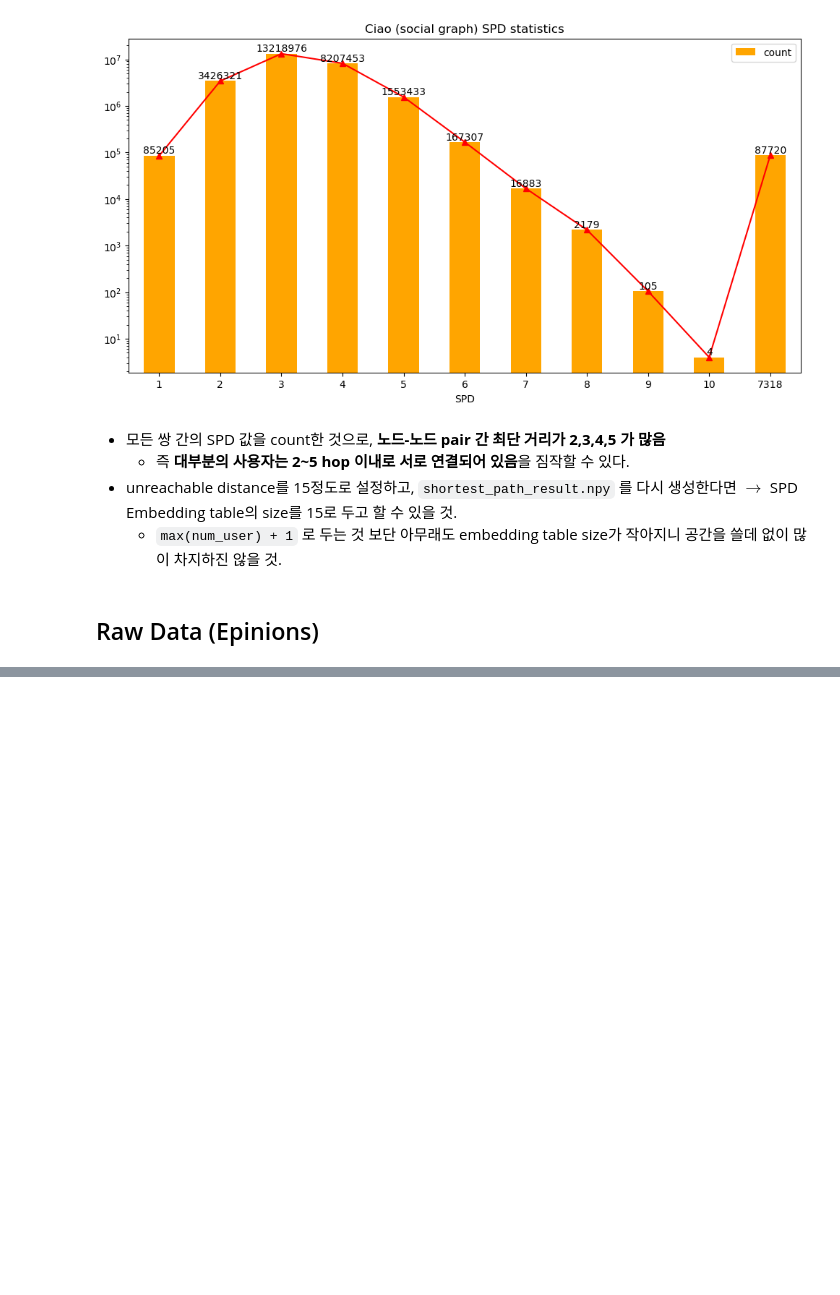
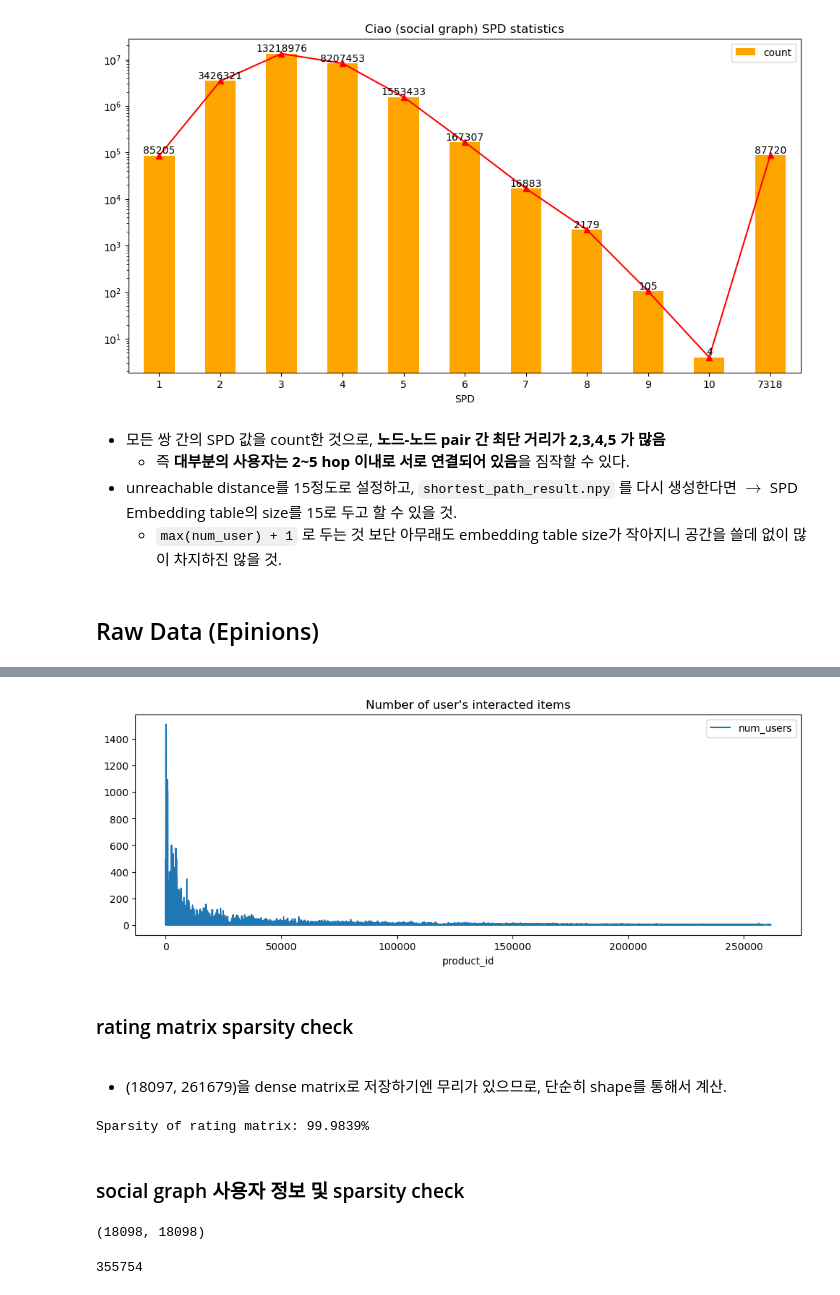
Before and after one commit to mlsys-lab-sogang/Social-Rec-Sys, a Jupyter notebook: Transformer_modified/dataset_eda.ipynb, the cells around one changed output, grey strips where cells are left out. Saved outputs shown, nothing was run; the diff lists cells and outputs as text; code cells hidden in the pictures; blank space fills up the shorter version.

```diff
--- a/Transformer_modified/dataset_eda.ipynb
+++ b/Transformer_modified/dataset_eda.ipynb
@@ -304,0 +392,5 @@ plt.show()
+# %%
+item_user_dataframe = rating_df.groupby('product_id').agg({'user_id': list, 'rating': list}).reset_index()
+item_user_dataframe['num_users'] = item_user_dataframe['user_id'].apply(lambda x: len(x))
+print(item_user_dataframe['num_users'].describe())
+item_user_dataframe
@@ -304,0 +441,26 @@ plt.show()
+# %%
+item_user_dataframe.plot(kind='line', x='product_id', y='num_users', figsize=(12, 4), title="Number of user's interacted items")
+plt.show()
+# %% [output]
+[figure, added]
+# %% [markdown]
+### rating matrix sparsity check
+
+<br>
+
+- (18097, 261679)을 dense matrix로 저장하기엔 무리가 있으므로, 단순히 shape를 통해서 계산.
+# %%
+sparsity = 1.0 - (rating_df.shape[0] / (user_item_dataframe.shape[0] * item_user_dataframe.shape[0]))
+print(f"Sparsity of rating matrix: {sparsity * 100:.4f}%")
+# %% [output]
+Sparsity of rating matrix: 99.9839%
+# %% [markdown]
+### social graph 사용자 정보 및 sparsity check
+# %%
+max(trust_df['user_id_1']), max(trust_df['user_id_2'])
+# %% [output]
+(18098, 18098)
+# %%
+len(trust_df)
+# %% [output]
+355754
```
Also changed, not shown: parts of 27 cells of this notebook.
